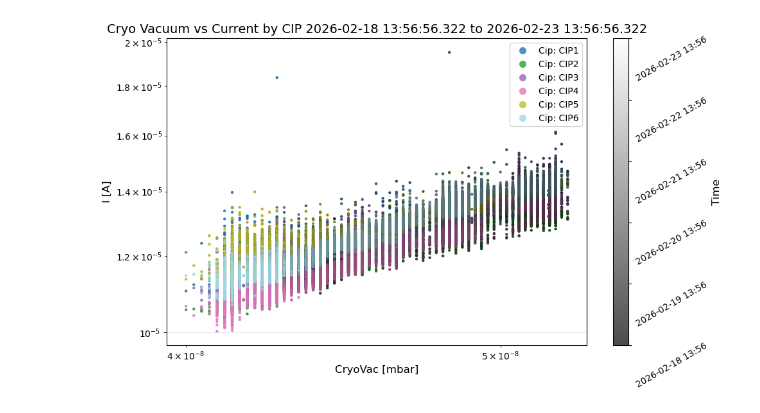
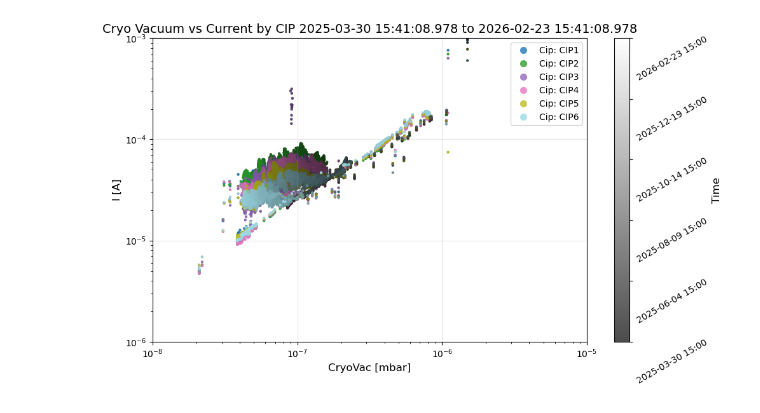
Before and after one commit to lsst/CameraTimesSquare, a Jupyter notebook: operations/vacuum.ipynb, the cells around one changed output. Saved outputs shown, nothing was run; the diff lists cells and outputs as text; code cells hidden in the pictures.

```diff
--- a/operations/vacuum.ipynb
+++ b/operations/vacuum.ipynb
@@ -1,7 +1,7 @@
 # %%
 t_end = 'Now'
-duration_in_day = 5
-time_interval = '1m'
+duration_in_day = 330
+time_interval = '1h'
 # %%
 import pandas as pd
 import matplotlib.pyplot as plt
@@ -157,6 +157,8 @@ cbar.ax.set_yticklabels(tick_labels, rotation=30)
 
 ax.set_xlabel("CryoVac [mbar]", fontsize=12)
 ax.set_ylabel("I [A]", fontsize=12)
+ax.set_ylim(1e-6, 1e-3)
+ax.set_xlim(1e-8, 1e-5)
 ax.loglog()
 ax.set_title(f"Cryo Vacuum vs Current by CIP {t_start} to {t_end_iso}", fontsize=14)
 ax.legend(handles=legend_handles)
@@ -168,4 +170,4 @@ Resolved time range: 2026-02-18 13:56:56.322 -> 2026-02-23 13:56:56.322
-[figure, old version]
+[figure, new version]
 # %%
 # Time-series plot: CryoVac and I for each CIP
 if "df1" not in globals() or "df2" not in globals():
```
Also changed, not shown: parts of 2 cells of this notebook.
